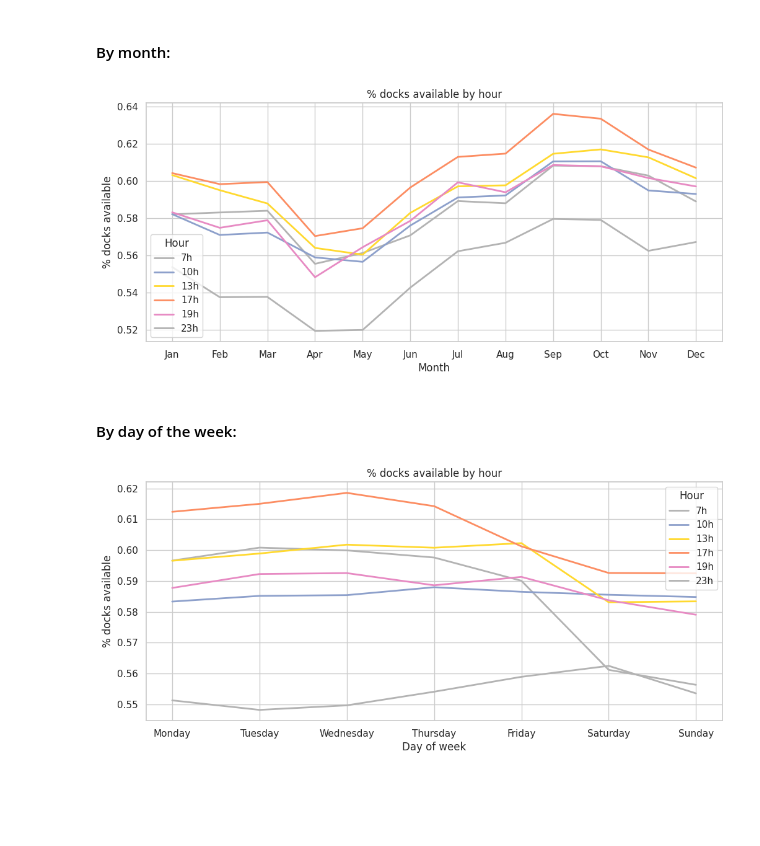
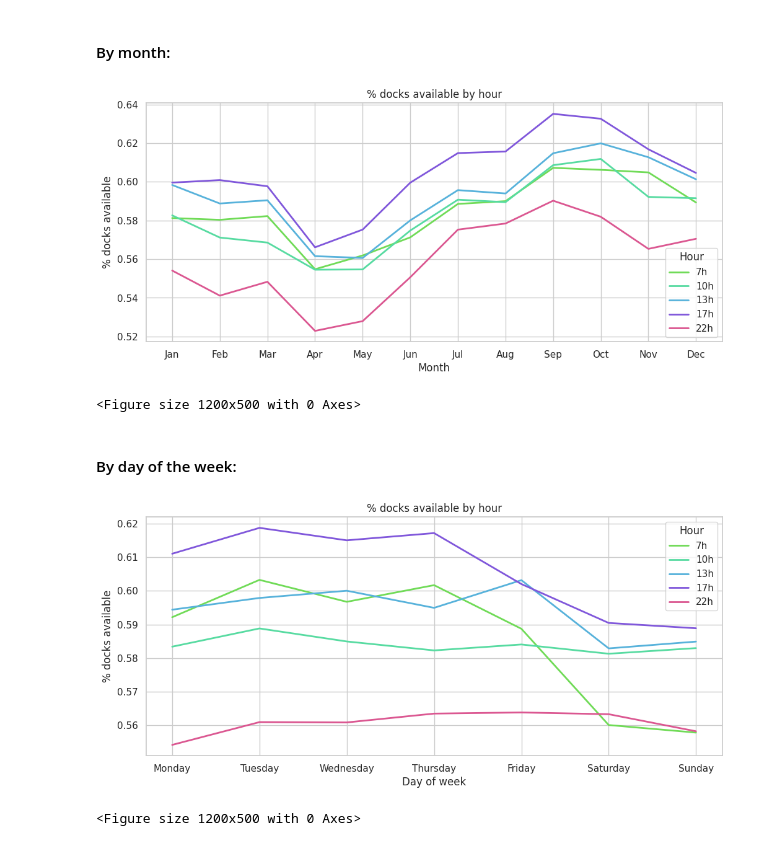
Before and after one commit to NathaliaBatalha/CapstoneProject_NathaliaDaniela, a Jupyter notebook: 02_Visualization_Data_partI.ipynb, the cells around one changed output. Drawn from its saved outputs; the diff is of its cells as text; code cells hidden in the pictures; blank space fills up the shorter version.

```diff
--- a/02_Visualization_Data_partI.ipynb
+++ b/02_Visualization_Data_partI.ipynb
@@ -246,9 +230,9 @@ plt.show()
 # %% [markdown]
 #### By month:
 # %%
-hours = [7, 10, 13, 17, 19, 23]
+hours = [7, 10, 13, 17, 22]
 
-ax = sns.lineplot(data=df[df['hour'].isin(hours)], x='month', y='percentage_docks_available', hue='hour', errorbar=None, palette='Set2')
+ax = sns.lineplot(data=df[df['hour'].isin(hours)], x='month', y='percentage_docks_available', hue='hour', errorbar=None, palette='hls')
 
 ax.set_xlabel('Month')
 ax.set_ylabel('% docks available')
@@ -257,23 +241,31 @@ ax.set_title('% docks available by hour')
 ax.set_xticks(list(dic_month.keys()))
 ax.set_xticklabels(list(dic_month.values()))
 
-plt.legend(title='Hour', labels=['7h', '10h', '13h', '17h', '19h', '23h'])
+plt.legend(title='Hour', labels=['7h', '10h', '13h', '17h', '22h'])
+
 plt.show()
+
+plt.savefig('/content/drive/My Drive/CapstoneProject_NathyDani/graph-docks-selected-hours-month.png')
 # %% [output]
-[figure, old version]
+[figure, new version]
+<Figure size 1200x500 with 0 Axes>
 # %% [markdown]
 #### By day of the week:
 # %%
-ax = sns.lineplot(data=df[df['hour'].isin(hours)], x='day_of_week', y='percentage_docks_available', hue='hour', errorbar=None, palette='Set2')
+ax = sns.lineplot(data=df[df['hour'].isin(hours)], x='day_of_week', y='percentage_docks_available', hue='hour', errorbar=None, palette='hls')
 
 ax.set_xlabel('Day of week')
 ax.set_ylabel('% docks available')
 ax.set_title('% docks available by hour')
 
 ax.set_xticks(list(dic_day_of_week.keys()))
 ax.set_xticklabels(list(dic_day_of_week.values()))
 
-plt.legend(title='Hour', labels=['7h', '10h', '13h', '17h', '19h', '23h'])
+plt.legend(title='Hour', labels=['7h', '10h', '13h', '17h', '22h'])
+
 plt.show()
+
+plt.savefig('/content/drive/My Drive/CapstoneProject_NathyDani/graph-docks-selected-hours-week.png')
 # %% [output]
-[figure, old version]
+[figure, new version]
+<Figure size 1200x500 with 0 Axes>
```
Also changed, not shown: parts of 13 cells of this notebook, 5 other files.
